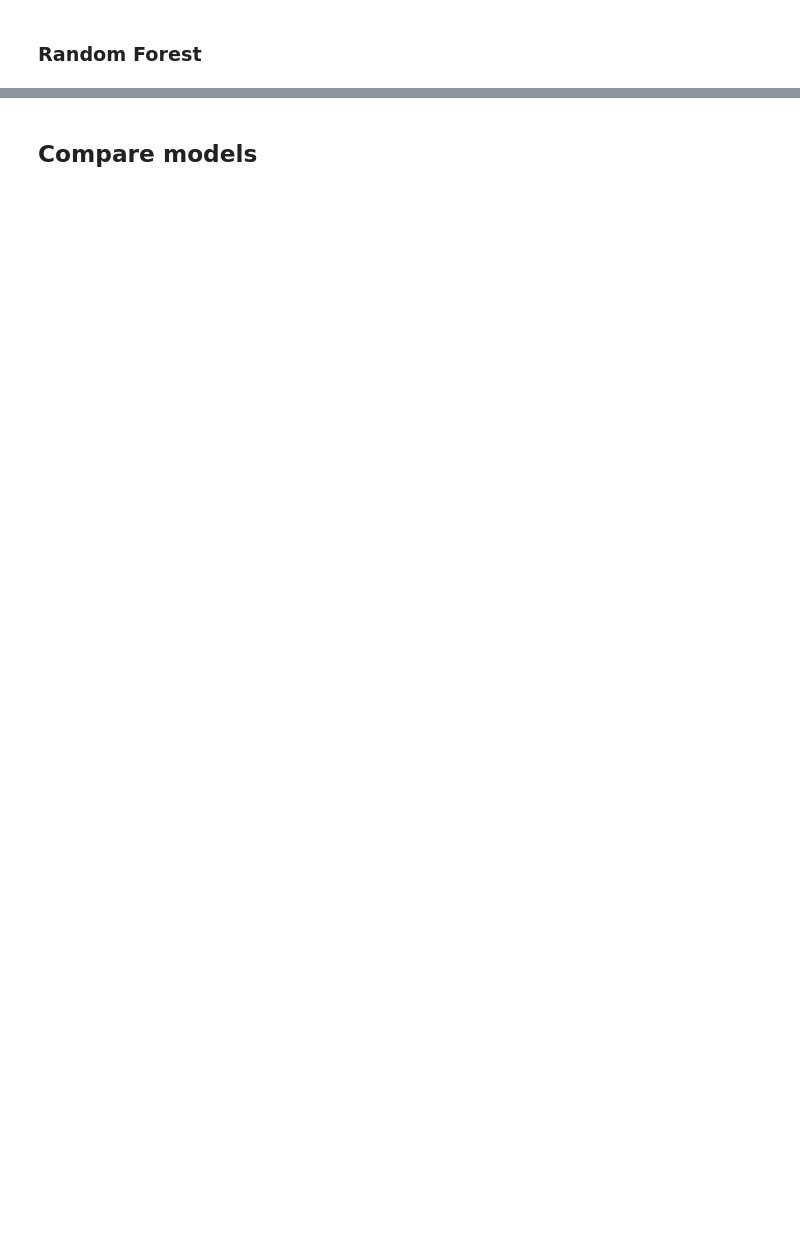
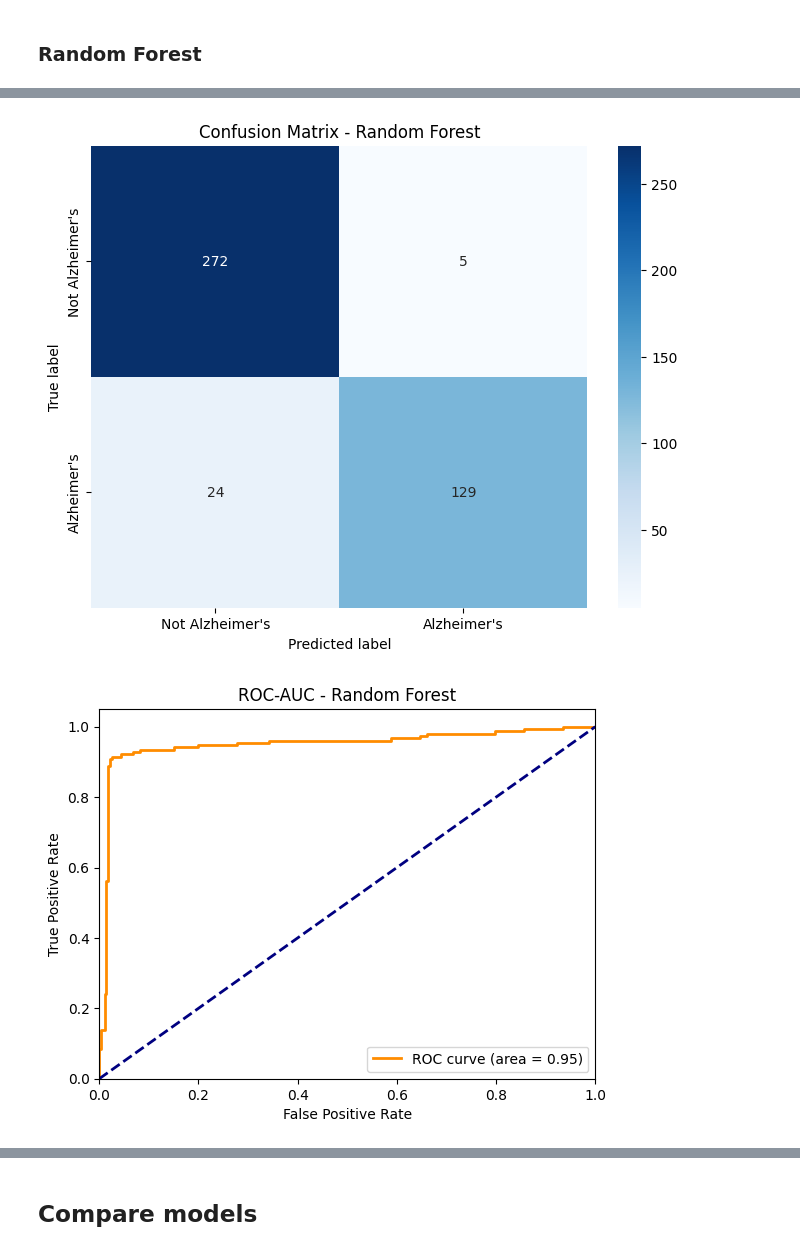
Before and after one commit to HuynhHanDong/Alzheimer-Classification, a Jupyter notebook: train_ML.ipynb, the cells around one changed output, grey strips where cells are left out. Saved outputs shown, nothing was run; the diff lists cells and outputs as text; code cells hidden in the pictures; blank space fills up the shorter version.

```diff
--- a/train_ML.ipynb
+++ b/train_ML.ipynb
@@ -621,0 +533,72 @@ weighted avg       0.53      0.49      0.50       215
+# %%
+# Create a base Random Forest classifier
+rf = RandomForestClassifier(random_state=42)
+
+# Perform cross-validation on the base model
+cv_scores = cross_val_score(rf, X_train, y_train, cv=5, scoring='accuracy')
+print(f"Base Random Forest model cross-validation scores: {cv_scores}")
+print(f"Mean cross-validation accuracy: {cv_scores.mean():.4f} ± {cv_scores.std():.4f}")
+
+# Define the parameter grid to search
+grid_parameters={
+    "n_estimators":[100,200,300],    # Number of trees
+    "max_depth":[10,20,30],          # Maximum depth of each tree
+    "min_samples_split":[2,5,10]     # Minimum number of samples required to split a node
+}
+
+# Set up GridSearchCV with 5-fold cross-validation
+rf_grid_search=GridSearchCV(
+    estimator=RandomForestClassifier(),
+    param_grid= grid_parameters,
+    scoring='accuracy',   # Evaluate performance using accuracy score
+    cv=5,                 # 5-fold cross-validation
+    n_jobs=-1             # use all available processors to run in parallel
+)
+
+# Fit the grid search to the data
+rf_grid_search.fit(X_train, y_train)
+
+# Print the best parameters and score
+print("\nBest parameters found:", rf_grid_search.best_params_)
+print(f"Best cross-validation accuracy: {rf_grid_search.best_score_:.4f}")
+
+# Get the best model
+best_rf = rf_grid_search.best_estimator_
+
+# Make predictions on the test set
+y_pred = best_rf.predict(X_test)
+
+# Print test accuracy
+rf_accuracy = accuracy_score(y_test, y_pred)
+print(f"XGBoost test accuracy: {rf_accuracy:.4f}")
+
+# Print classification report
+print("\nClassification Report - Random Forest:")
+print(classification_report(y_test, y_pred))
+
+# Create and plot confusion matrix
+rf_cm = confusion_matrix(y_test, y_pred)
+plt.figure(figsize=(8, 6))
+sns.heatmap(rf_cm, annot=True, fmt='d', cmap='Blues',  # annot: display data values; fmt='d': decimal format
+            xticklabels=["Not Alzheimer's", "Alzheimer's"],
+            yticklabels=["Not Alzheimer's", "Alzheimer's"])
+plt.xlabel('Predicted label')
+plt.ylabel('True label')
+plt.title('Confusion Matrix - Random Forest')
+plt.show()
+
+# ROC-AUC
+y_probs = best_rf.predict_proba(X_test)[:, 1]
+fpr, tpr, _ = roc_curve(y_test, y_probs)
+roc_auc = auc(fpr, tpr)
+
+plt.plot(fpr, tpr, color='darkorange', lw=2, label=f'ROC curve (area = {roc_auc:.2f})')  # lw: line width
+plt.plot([0, 1], [0, 1], color='navy', lw=2, linestyle='--')
+plt.xlim([0.0, 1.0])
+plt.ylim([0.0, 1.05])
+plt.xlabel('False Positive Rate')
+plt.ylabel('True Positive Rate')
+plt.title('ROC-AUC - Random Forest')
+plt.legend()
+plt.show()
+# %% [output]
@@ -621,0 +621,2 @@ weighted avg       0.53      0.49      0.50       215
+[figure, added]
+[figure, added]
```
Also changed, not shown: parts of 45 cells of this notebook, 3 other files.
